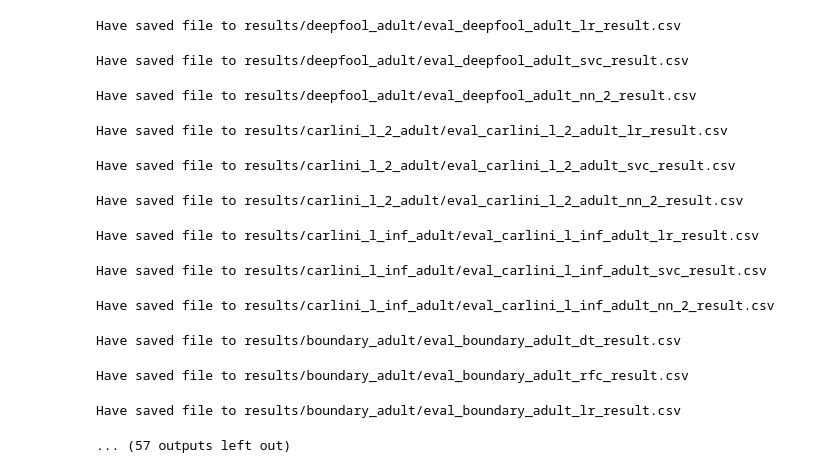
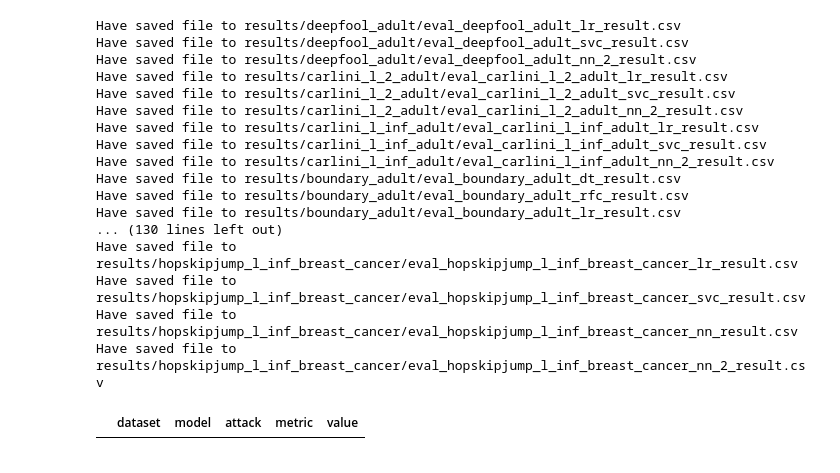
Before and after one commit to ZhipengHe/Imperceptibility-in-Adversarial-attack, a Jupyter notebook: 3_AE_performance_metrics.ipynb, the cells around one changed output. Drawn from its saved outputs; the diff is of its cells as text; code cells hidden in the pictures.

```diff
--- a/3_AE_performance_metrics.ipynb
+++ b/3_AE_performance_metrics.ipynb
@@ -52,43 +53,68 @@ def get_loading_fn(dataset_name):
 # %%
 #### Select dataset ####
 
+all_metric = {}
+
 for dataset_name in datasets:
+    all_metric[dataset_name]={}
+
     df_info = preprocess_df(get_loading_fn(dataset_name))
     for attack in attack_list:
+        all_metric[dataset_name][attack]={}
+
         folder_name = f'{attack}_{dataset_name}'
         for model_name in models:
+
             file_name = f'{folder_name}_{model_name}_result.csv'
             result_path = f'./results/{folder_name}/{file_name}'
             if os.path.isfile(result_path):
                 result_df = pd.read_csv(result_path)
-                evaluation_df = get_evaluations(result_df,
+                evaluation_df, metric = get_evaluations(result_df,
                     df_info,
                     matrix = [
                         EvaluationMatrix.L1,
                         EvaluationMatrix.L2,
                         EvaluationMatrix.Linf,
                         EvaluationMatrix.Sparsity,
-                        EvaluationMatrix.Realistic,
+                        # EvaluationMatrix.Realistic,
                         EvaluationMatrix.MAD,
                         EvaluationMatrix.Mahalanobis,
                         # EvaluationMatrix.Perturbation_Sensitivity,
                         EvaluationMatrix.Neighbour_Distance,
                         ])
 
+                all_metric[dataset_name][attack][model_name] = metric
+
                 csv_save_result_path = f'results/{folder_name}/eval_{file_name}'
                 evaluation_df.to_csv(csv_save_result_path)
                 print(f"Have saved file to {csv_save_result_path}")
 # %% [output]
 Have saved file to results/deepfool_adult/eval_deepfool_adult_lr_result.csv
+Have saved file to results/deepfool_adult/eval_deepfool_adult_svc_result.csv
+Have saved file to results/deepfool_adult/eval_deepfool_adult_nn_2_result.csv
+Have saved file to results/carlini_l_2_adult/eval_carlini_l_2_adult_lr_result.csv
+Have saved file to results/carlini_l_2_adult/eval_carlini_l_2_adult_svc_result.csv
+Have saved file to results/carlini_l_2_adult/eval_carlini_l_2_adult_nn_2_result.csv
+Have saved file to results/carlini_l_inf_adult/eval_carlini_l_inf_adult_lr_result.csv
+Have saved file to results/carlini_l_inf_adult/eval_carlini_l_inf_adult_svc_result.csv
+Have saved file to results/carlini_l_inf_adult/eval_carlini_l_inf_adult_nn_2_result.csv
+Have saved file to results/boundary_adult/eval_boundary_adult_dt_result.csv
+Have saved file to results/boundary_adult/eval_boundary_adult_rfc_result.csv
+Have saved file to results/boundary_adult/eval_boundary_adult_lr_result.csv
+... (130 lines left out)
+Have saved file to results/hopskipjump_l_inf_breast_cancer/eval_hopskipjump_l_inf_breast_cancer_lr_result.csv
+Have saved file to results/hopskipjump_l_inf_breast_cancer/eval_hopskipjump_l_inf_breast_cancer_svc_result.csv
+Have saved file to results/hopskipjump_l_inf_breast_cancer/eval_hopskipjump_l_inf_breast_cancer_nn_result.csv
+Have saved file to results/hopskipjump_l_inf_breast_cancer/eval_hopskipjump_l_inf_breast_cancer_nn_2_result.csv
-Have saved file to results/deepfool_adult/eval_deepfool_adult_svc_result.csv
-Have saved file to results/deepfool_adult/eval_deepfool_adult_nn_2_result.csv
-Have saved file to results/carlini_l_2_adult/eval_carlini_l_2_adult_lr_result.csv
-Have saved file to results/carlini_l_2_adult/eval_carlini_l_2_adult_svc_result.csv
-Have saved file to results/carlini_l_2_adult/eval_carlini_l_2_adult_nn_2_result.csv
-Have saved file to results/carlini_l_inf_adult/eval_carlini_l_inf_adult_lr_result.csv
-Have saved file to results/carlini_l_inf_adult/eval_carlini_l_inf_adult_svc_result.csv
-Have saved file to results/carlini_l_inf_adult/eval_carlini_l_inf_adult_nn_2_result.csv
-Have saved file to results/boundary_adult/eval_boundary_adult_dt_result.csv
-Have saved file to results/boundary_adult/eval_boundary_adult_rfc_result.csv
-Have saved file to results/boundary_adult/eval_boundary_adult_lr_result.csv
-... (57 outputs left out)
+# %%
+df_metric = pd.DataFrame(columns=["dataset",  "attack", "model", "metric", "value"])
+
+for dataset, dic1 in all_metric.items():
+    for attack, dic2 in dic1.items():
+        for model, dic3 in dic2.items():
+            for metric, value in dic3.items():
+                df_metric.append({"dataset":dataset, "attack":attack, "model":model, "metric":metric, "value":value}, ignore_index=True)
+# %%
+df_metric
+# %% [output]
+|  | dataset | model | attack | metric | value |
```
Also changed, not shown: parts of 3 cells of this notebook, 3 other files.
